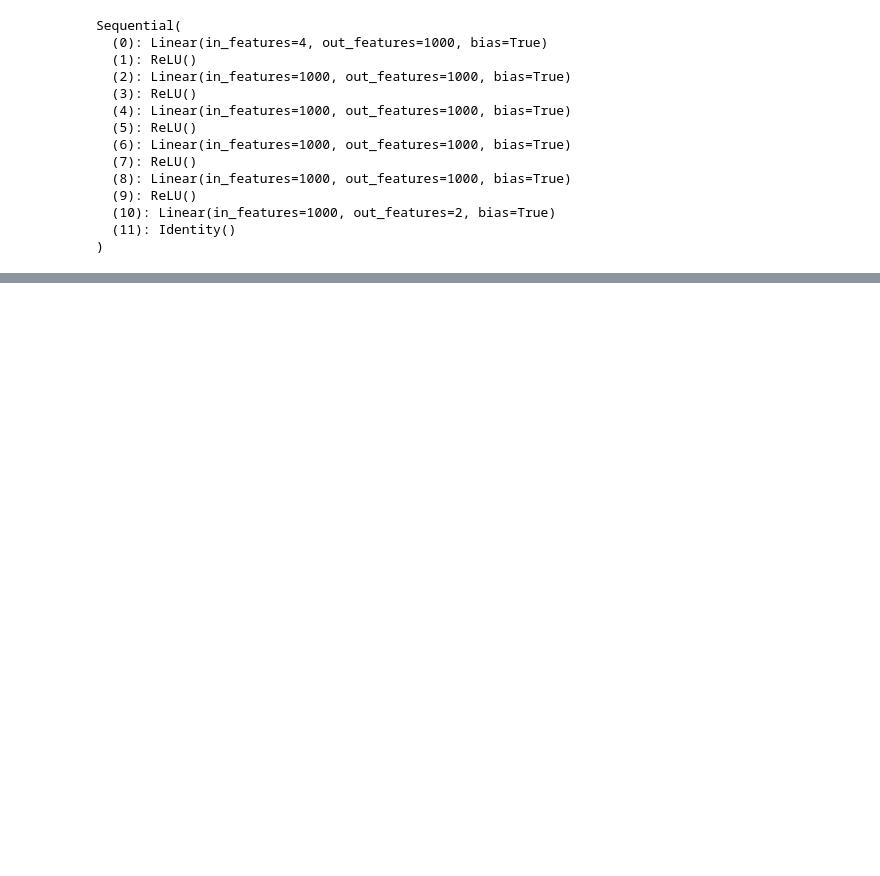
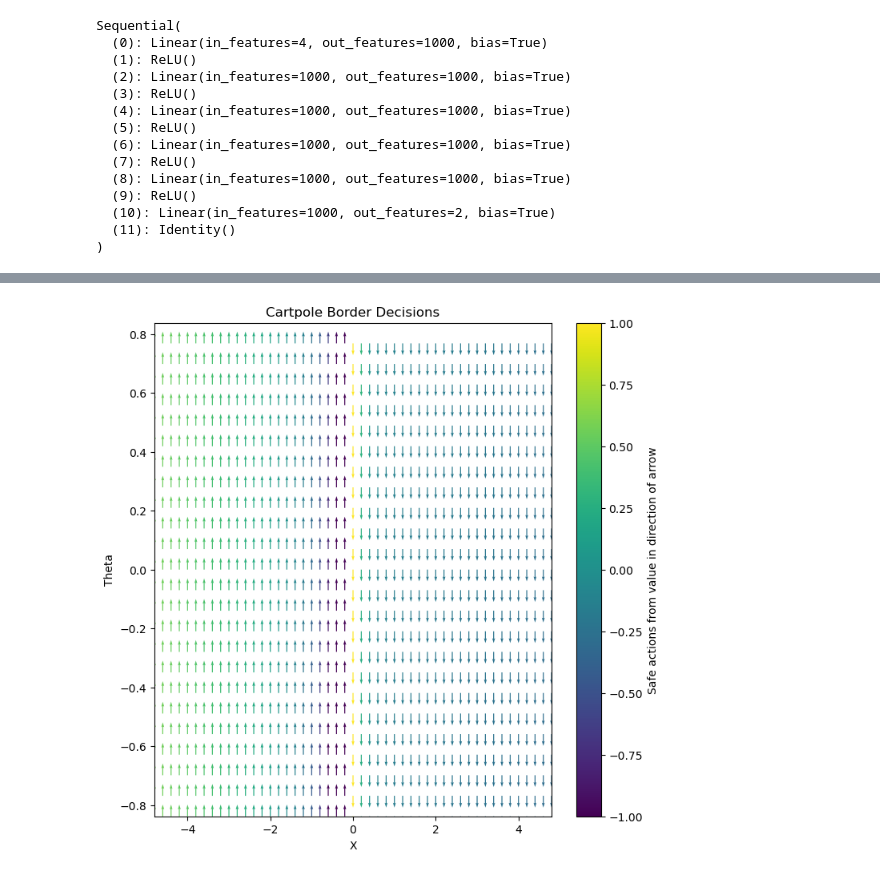
Before and after one commit to artureisele/discriminating-hyperplane, a Jupyter notebook: SL-DH/cartpole_eval_SL.ipynb, the cells around one changed output, grey strips where cells are left out. Saved outputs shown, nothing was run; the diff lists cells and outputs as text; code cells hidden in the pictures; blank space fills up the shorter version.

```diff
--- a/SL-DH/cartpole_eval_SL.ipynb
+++ b/SL-DH/cartpole_eval_SL.ipynb
@@ -157,0 +298,47 @@ AssertionError: array([[0.05499543]], dtype=float32) (<class 'numpy.ndarray'>) i
+# %%
+#Plot the hyperplanes in safe direction for all states
+import numpy as np
+import math
+import matplotlib.pyplot as plt
+import matplotlib.patches as patches
+safe_radians = 24 * 2 * math.pi / 360
+borders = []
+arrowDirX=[]
+arrowDirY=[]
+safe_x=2.4
+fig = plt.figure(figsize=(8, 8))
+ax = fig.add_subplot(111)
+colors = []
+for x in np.arange(-2.4-2.4,2.5+2.4,0.2):
+    for theta in np.arange(-safe_radians*2,safe_radians*2,math.pi / 360 *8):
+        o=[x,1,theta,1]
+        a, a_h, b_h = actor3(o)
+        borders.append([x,theta])
+        #a_h = a_h.detach().numpy()
+        #b_h = b_h.detach().numpy()
+        threshold = np.clip((b_h/a_h),-1,1)
+        if(a_h>0):
+            to_right_is_dangerous = False
+        else:
+            to_right_is_dangerous = True
+        if to_right_is_dangerous:
+            arrowDirX.append(0)
+            arrowDirY.append(-1)
+            colors.append(threshold)
+        else:
+            arrowDirX.append(0)
+            arrowDirY.append(1)
+            colors.append(threshold)
+borders = np.array(borders)
+#rectangle = patches.Rectangle((-safe_x, -safe_radians), 2*safe_x, 2*safe_radians, linewidth=2, edgecolor='green', facecolor='white')
+#ax.add_patch(rectangle)
+quiver_plot=plt.quiver(borders[:,0], borders[:,1], arrowDirX, arrowDirY,colors, cmap ="viridis", angles='xy', scale_units='xy', scale=25)
+# This are the borders of the simulation
+plt.axis([-2*safe_x, 2*safe_x, -2*safe_radians, 2*safe_radians])
+plt.colorbar(quiver_plot, label="Safe actions from value in direction of arrow")
+plt.xlabel("X")
+plt.ylabel("Theta")
+plt.title("Cartpole Border Decisions")
+plt.show()
+# %% [output]
+[figure, added]
```
Also changed, not shown: parts of 9 cells of this notebook, 7 other files.
